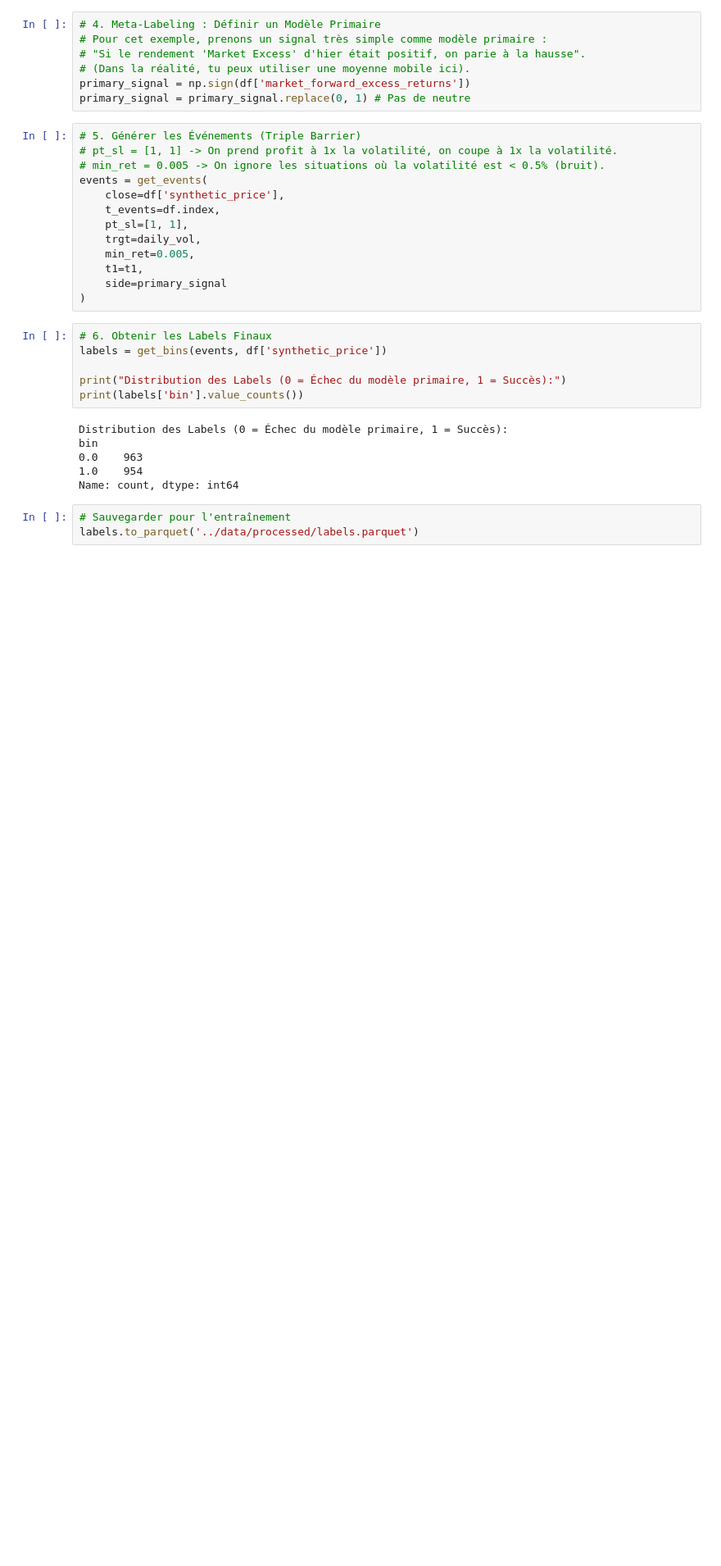
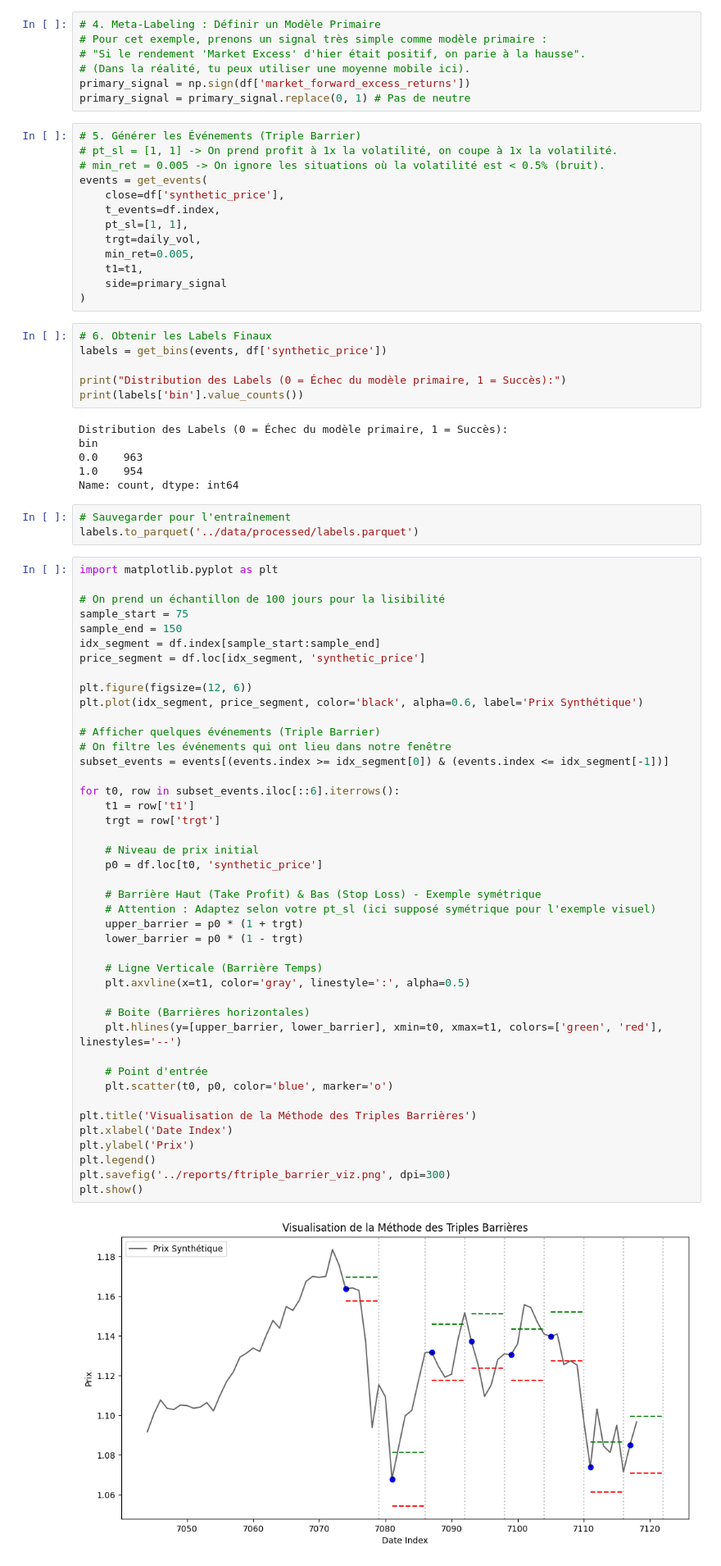
Before and after one commit to PolySeb2025/Hull-Tactical---Market-Prediction, a Jupyter notebook: hull_mldp_project/notebooks/labeling.ipynb, the cells around one changed output. Shown at 82% size. Drawn from its saved outputs; the diff is of its cells as text; blank space fills up the shorter version.

```diff
--- a/hull_mldp_project/notebooks/labeling.ipynb
+++ b/hull_mldp_project/notebooks/labeling.ipynb
@@ -70,3 +70,48 @@ Name: count, dtype: int64
 # %%
 # Sauvegarder pour l'entraînement
 labels.to_parquet('../data/processed/labels.parquet')
+# %%
+import matplotlib.pyplot as plt
+
+# On prend un échantillon de 100 jours pour la lisibilité
+sample_start = 75
+sample_end = 150
+idx_segment = df.index[sample_start:sample_end]
+price_segment = df.loc[idx_segment, 'synthetic_price']
+
+plt.figure(figsize=(12, 6))
+plt.plot(idx_segment, price_segment, color='black', alpha=0.6, label='Prix Synthétique')
+
+# Afficher quelques événements (Triple Barrier)
+# On filtre les événements qui ont lieu dans notre fenêtre
+subset_events = events[(events.index >= idx_segment[0]) & (events.index <= idx_segment[-1])]
+
+for t0, row in subset_events.iloc[::6].iterrows():
+    t1 = row['t1']
+    trgt = row['trgt']
+
+    # Niveau de prix initial
+    p0 = df.loc[t0, 'synthetic_price']
+
+    # Barrière Haut (Take Profit) & Bas (Stop Loss) - Exemple symétrique
+    # Attention : Adaptez selon votre pt_sl (ici supposé symétrique pour l'exemple visuel)
+    upper_barrier = p0 * (1 + trgt)
+    lower_barrier = p0 * (1 - trgt)
+
+    # Ligne Verticale (Barrière Temps)
+    plt.axvline(x=t1, color='gray', linestyle=':', alpha=0.5)
+
+    # Boite (Barrières horizontales)
+    plt.hlines(y=[upper_barrier, lower_barrier], xmin=t0, xmax=t1, colors=['green', 'red'], linestyles='--')
+
+    # Point d'entrée
+    plt.scatter(t0, p0, color='blue', marker='o')
+
+plt.title('Visualisation de la Méthode des Triples Barrières')
+plt.xlabel('Date Index')
+plt.ylabel('Prix')
+plt.legend()
+plt.savefig('../reports/ftriple_barrier_viz.png', dpi=300)
+plt.show()
+# %% [output]
+[figure, added]
```
Also changed, not shown: 11 other files.
